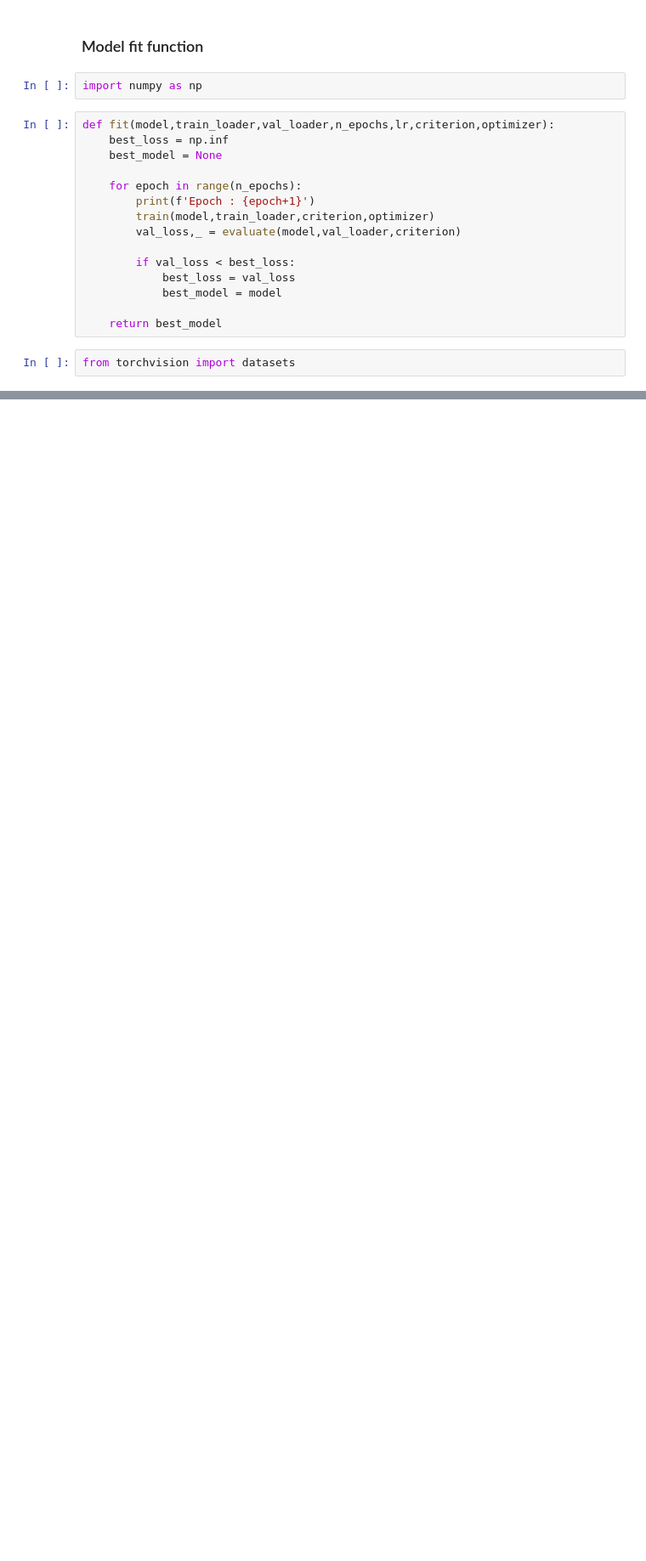
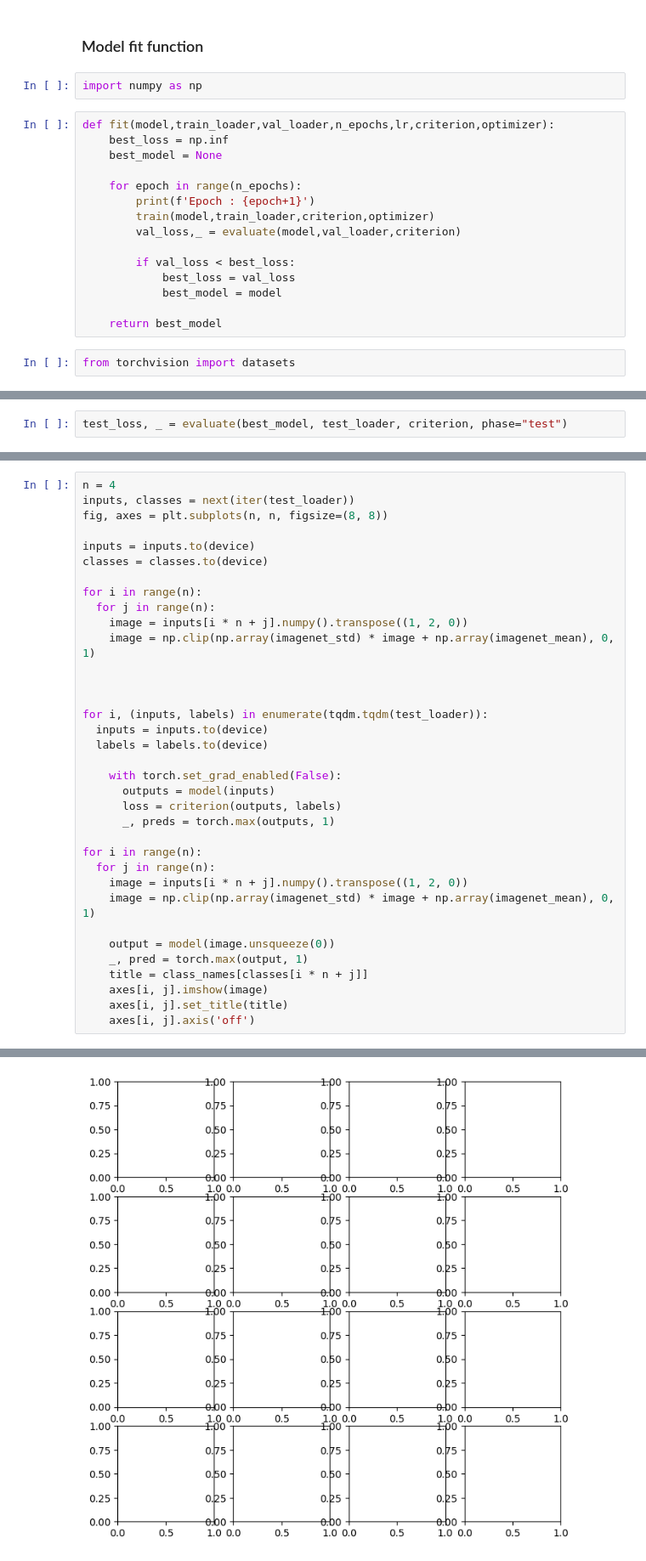
Before and after one commit to Nirzaree/lulc_classification_using_deep_learning, a Jupyter notebook: 3_build_model.ipynb, the cells around one changed output, grey strips where cells are left out. Shown: that part at 85% size. Saved outputs shown, nothing was run; the diff lists cells and outputs as text; blank space fills up the shorter version.

```diff
--- a/3_build_model.ipynb
+++ b/3_build_model.ipynb
@@ -211,0 +280,2 @@ Epoch : 1
+# %%
+test_loss, _ = evaluate(best_model, test_loader, criterion, phase="test")
@@ -211,0 +322,36 @@ Epoch : 1
+# %%
+n = 4
+inputs, classes = next(iter(test_loader))
+fig, axes = plt.subplots(n, n, figsize=(8, 8))
+
+inputs = inputs.to(device)
+classes = classes.to(device)
+
+for i in range(n):
+  for j in range(n):
+    image = inputs[i * n + j].numpy().transpose((1, 2, 0))
+    image = np.clip(np.array(imagenet_std) * image + np.array(imagenet_mean), 0, 1)
+
+
+
+for i, (inputs, labels) in enumerate(tqdm.tqdm(test_loader)):
+  inputs = inputs.to(device)
+  labels = labels.to(device)
+
+    with torch.set_grad_enabled(False):
+      outputs = model(inputs)
+      loss = criterion(outputs, labels)
+      _, preds = torch.max(outputs, 1)
+
+for i in range(n):
+  for j in range(n):
+    image = inputs[i * n + j].numpy().transpose((1, 2, 0))
+    image = np.clip(np.array(imagenet_std) * image + np.array(imagenet_mean), 0, 1)
+
+    output = model(image.unsqueeze(0))
+    _, pred = torch.max(output, 1)
+    title = class_names[classes[i * n + j]]
+    axes[i, j].imshow(image)
+    axes[i, j].set_title(title)
+    axes[i, j].axis('off')
+# %% [output]
@@ -211,0 +359 @@ Epoch : 1
+[figure, added]
```
Also changed, not shown: parts of 27 cells of this notebook.
